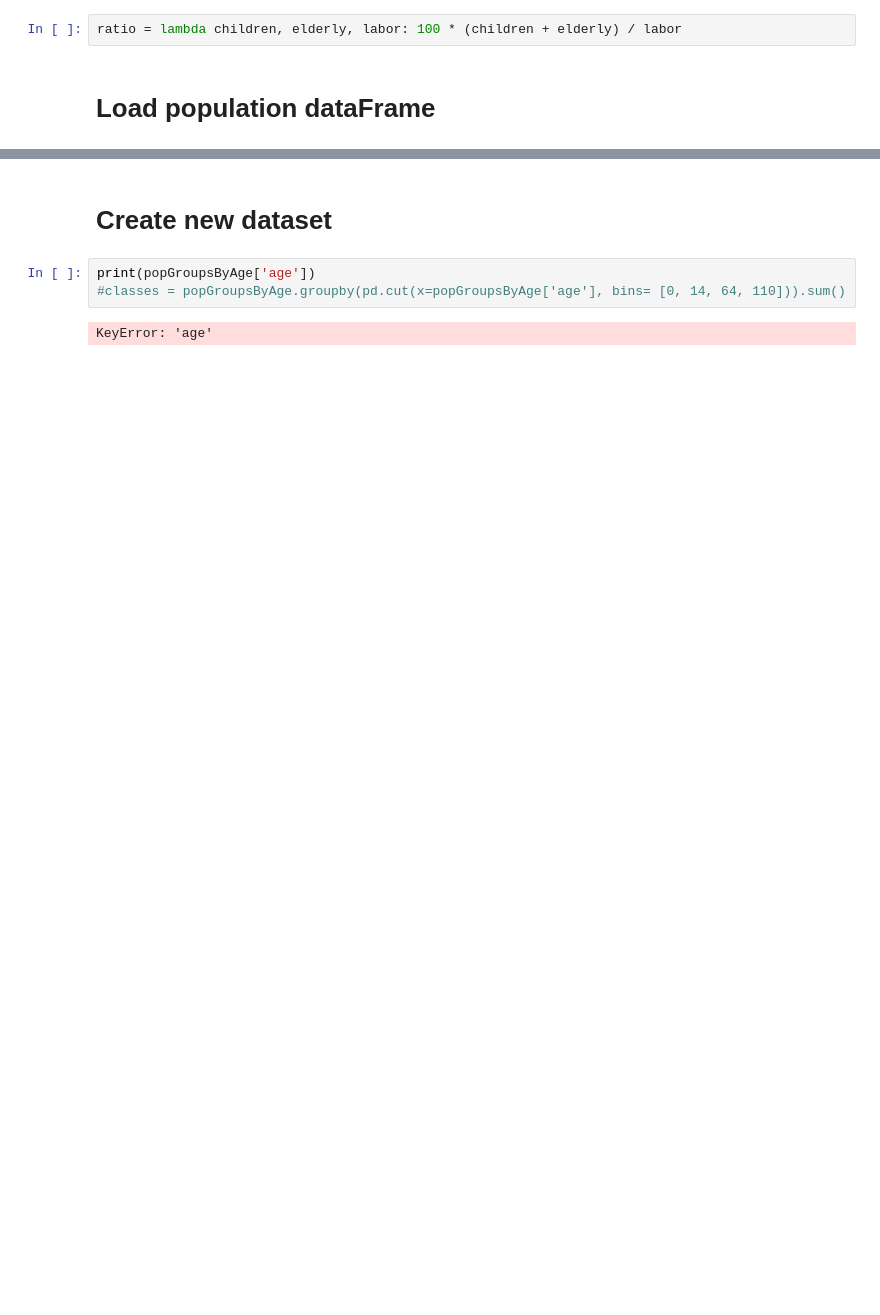
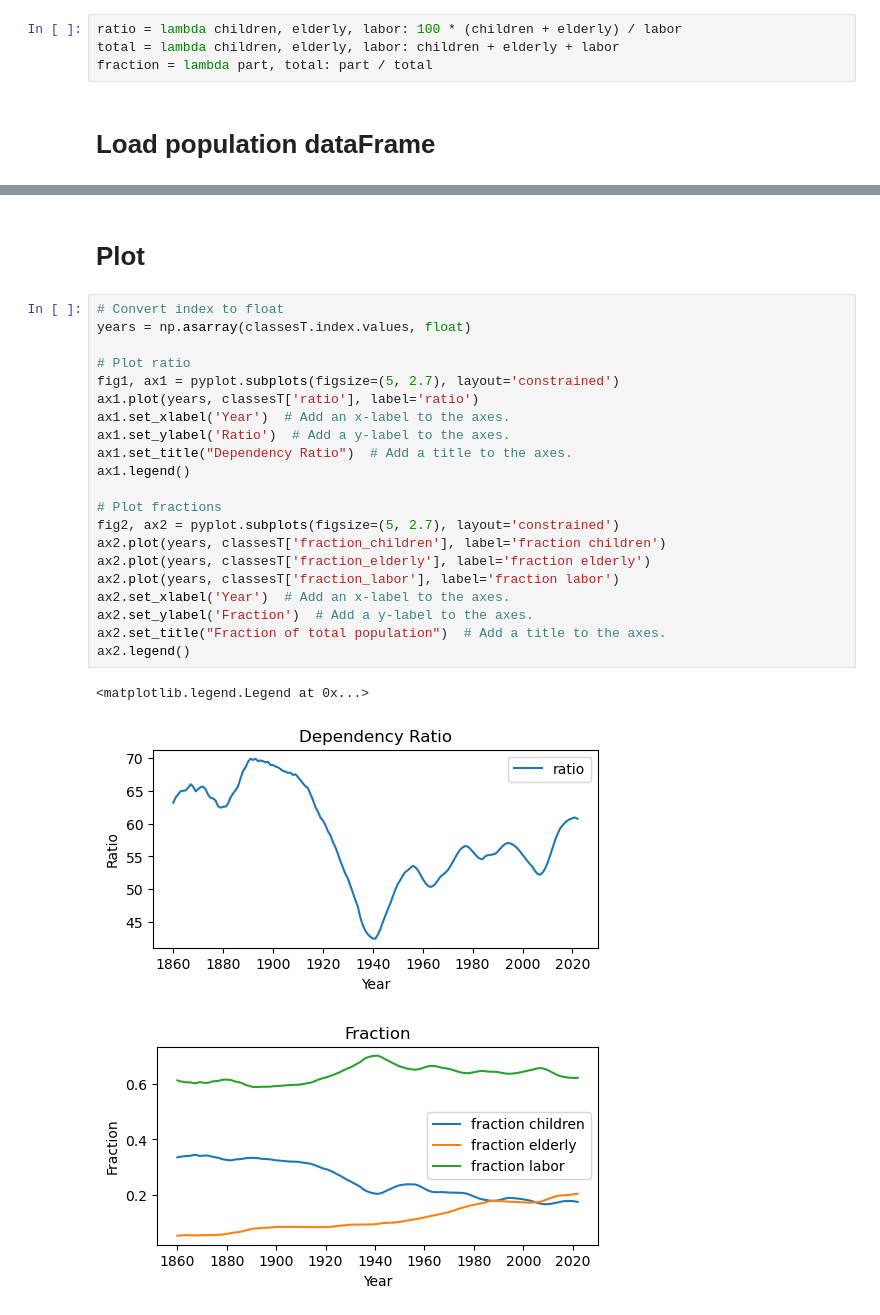
Before and after one commit to olabratt/DIT407, a Jupyter notebook: Assignment1/assignment1.ipynb, the cells around one changed output, grey strips where cells are left out. Cells and saved outputs as stored; diff of their text form; blank space fills up the shorter version.

```diff
--- a/Assignment1/assignment1.ipynb
+++ b/Assignment1/assignment1.ipynb
@@ -13,6 +11,8 @@ from matplotlib import pyplot
 <h1>Lamda functions</h1>
 # %%
 ratio = lambda children, elderly, labor: 100 * (children + elderly) / labor
+total = lambda children, elderly, labor: children + elderly + labor
+fraction = lambda part, total: part / total
 # %% [markdown]
 <h1>Load population dataFrame</h1>
 # %%
@@ -63,7 +45,27 @@ Index(['1860', '1861', '1862', '1863', '1864', '1865', '1866', '1867', '1868',
 # %% [markdown]
-<h1>Create new dataset</h1>
+<h1>Plot</h1>
 # %%
-print(popGroupsByAge['age'])
-#classes = popGroupsByAge.groupby(pd.cut(x=popGroupsByAge['age'], bins= [0, 14, 64, 110])).sum()
+# Convert index to float
+years = np.asarray(classesT.index.values, float)
+
+# Plot ratio
+fig1, ax1 = pyplot.subplots(figsize=(5, 2.7), layout='constrained')
+ax1.plot(years, classesT['ratio'], label='ratio')
+ax1.set_xlabel('Year')  # Add an x-label to the axes.
+ax1.set_ylabel('Ratio')  # Add a y-label to the axes.
+ax1.set_title("Dependency Ratio")  # Add a title to the axes.
+ax1.legend()
+
+# Plot fractions
+fig2, ax2 = pyplot.subplots(figsize=(5, 2.7), layout='constrained')
+ax2.plot(years, classesT['fraction_children'], label='fraction children')
+ax2.plot(years, classesT['fraction_elderly'], label='fraction elderly')
+ax2.plot(years, classesT['fraction_labor'], label='fraction labor')
+ax2.set_xlabel('Year')  # Add an x-label to the axes.
+ax2.set_ylabel('Fraction')  # Add a y-label to the axes.
+ax2.set_title("Fraction of total population")  # Add a title to the axes.
+ax2.legend()
 # %% [output]
-KeyError: 'age'
+<matplotlib.legend.Legend at 0x...>
+[figure, added]
+[figure, added]
```
Also changed, not shown: parts of 3 cells of this notebook, 15 other files.
